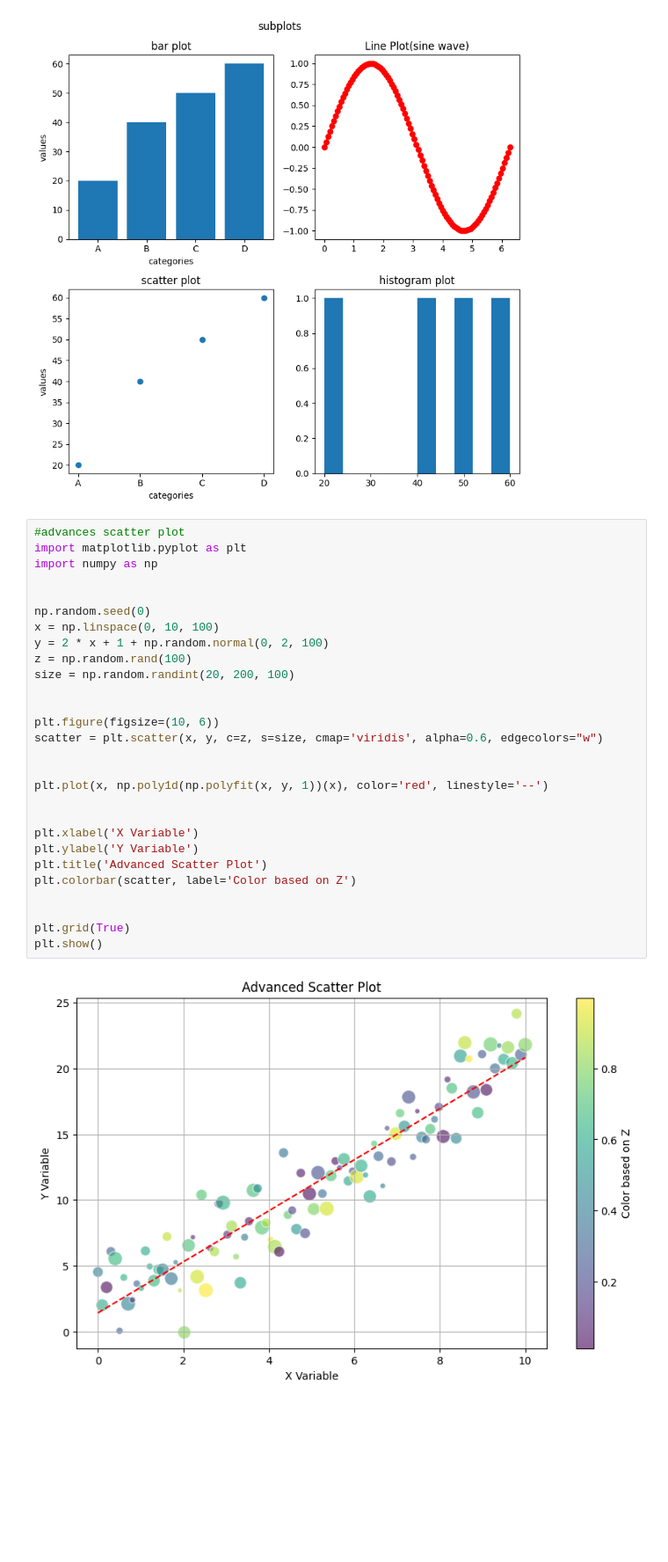
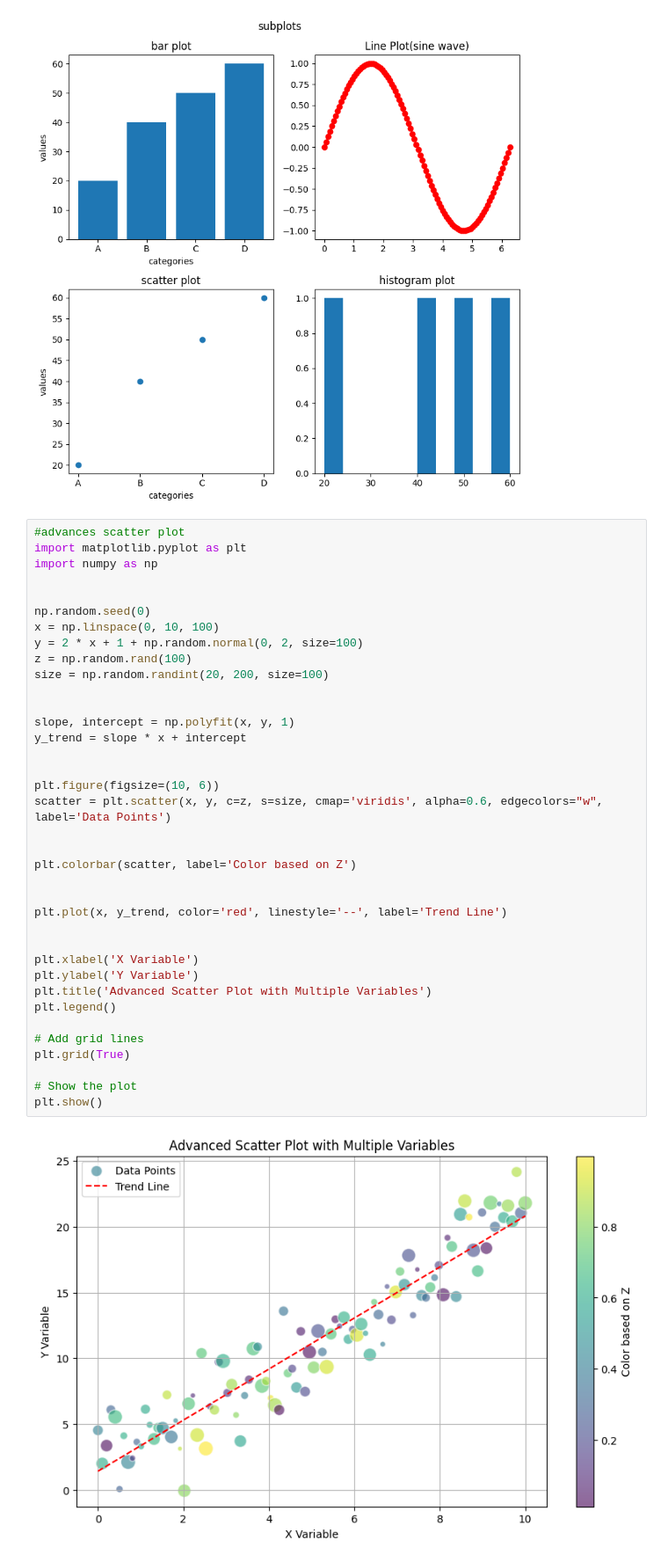
Before and after one commit to Avinash2003-11/Machine-learning, a Jupyter notebook: vcodeztask3.ipynb, the cells around one changed output. Shown at 88% size. Drawn from its saved outputs; the diff is of its cells as text; blank space fills up the shorter version.

```diff
--- a/vcodeztask3.ipynb
+++ b/vcodeztask3.ipynb
@@ -127,30 +127,39 @@ plt.show()
 # %%
 #advances scatter plot
 import matplotlib.pyplot as plt
 import numpy as np
 
 
 np.random.seed(0)
 x = np.linspace(0, 10, 100)
-y = 2 * x + 1 + np.random.normal(0, 2, 100)
+y = 2 * x + 1 + np.random.normal(0, 2, size=100)
 z = np.random.rand(100)
-size = np.random.randint(20, 200, 100)
+size = np.random.randint(20, 200, size=100)
+
+
+slope, intercept = np.polyfit(x, y, 1)
+y_trend = slope * x + intercept
 
 
 plt.figure(figsize=(10, 6))
-scatter = plt.scatter(x, y, c=z, s=size, cmap='viridis', alpha=0.6, edgecolors="w")
+scatter = plt.scatter(x, y, c=z, s=size, cmap='viridis', alpha=0.6, edgecolors="w", label='Data Points')
 
 
-plt.plot(x, np.poly1d(np.polyfit(x, y, 1))(x), color='red', linestyle='--')
+plt.colorbar(scatter, label='Color based on Z')
+
+
+plt.plot(x, y_trend, color='red', linestyle='--', label='Trend Line')
 
 
 plt.xlabel('X Variable')
 plt.ylabel('Y Variable')
-plt.title('Advanced Scatter Plot')
-plt.colorbar(scatter, label='Color based on Z')
+plt.title('Advanced Scatter Plot with Multiple Variables')
+plt.legend()
 
+# Add grid lines
+plt.grid(True)
 
-plt.grid(True)
+# Show the plot
 plt.show()
 # %% [output]
-[figure, old version]
+[figure, new version]
```
